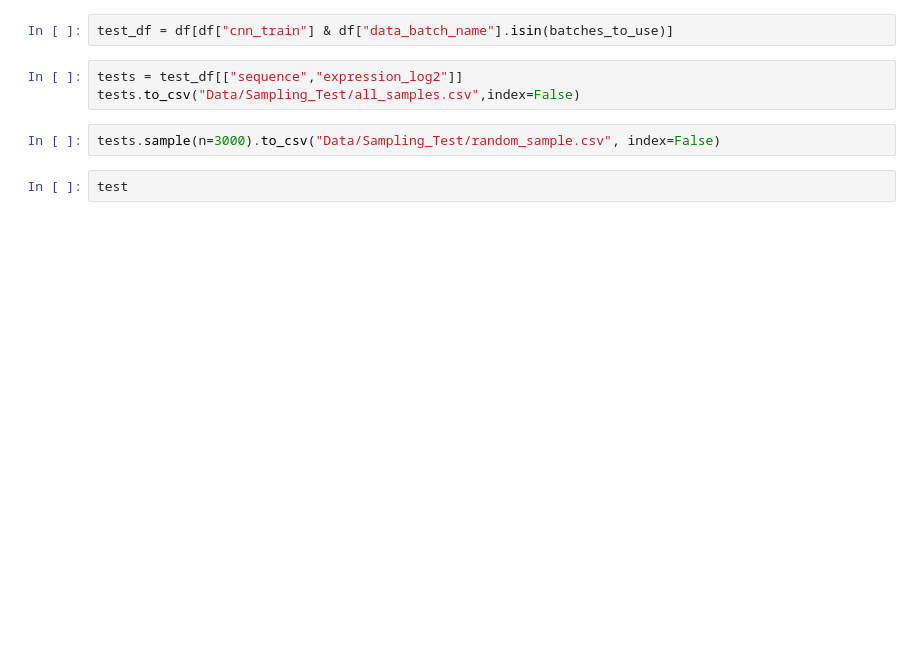
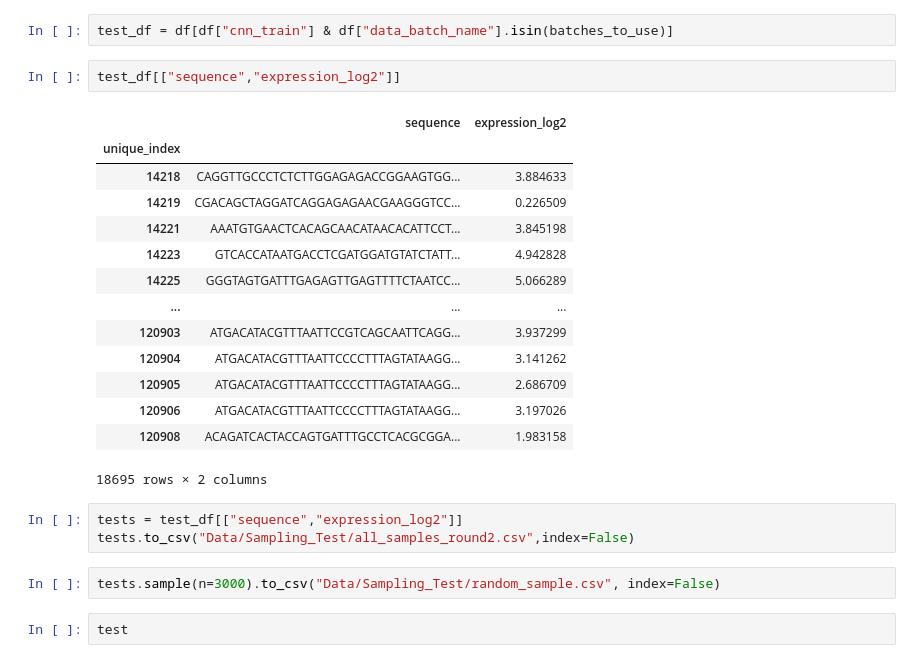
Before and after one commit to peter6866/CRX-Active-Learning, a Jupyter notebook: generate_test_data-checkpoint.ipynb, the cells around one changed output. Cells and saved outputs as stored; diff of their text form; blank space fills up the shorter version.

```diff
--- a/generate_test_data-checkpoint.ipynb
+++ b/generate_test_data-checkpoint.ipynb
@@ -38,9 +50,26 @@ batches_to_use = [
          ]
 # %%
 test_df = df[df["cnn_train"] & df["data_batch_name"].isin(batches_to_use)]
+# %%
+test_df[["sequence","expression_log2"]]
+# %% [output]
+|  | sequence | expression_log2 |
+| unique_index |  |  |
+| 14218 | CAGGTTGCCCTCTCTTGGAGAGACCGGAAGTGG... | 3.884633 |
+| 14219 | CGACAGCTAGGATCAGGAGAGAACGAAGGGTCC... | 0.226509 |
+| 14221 | AAATGTGAACTCACAGCAACATAACACATTCCT... | 3.845198 |
+| 14223 | GTCACCATAATGACCTCGATGGATGTATCTATT... | 4.942828 |
+| 14225 | GGGTAGTGATTTGAGAGTTGAGTTTTCTAATCC... | 5.066289 |
+| ... | ... | ... |
+| 120903 | ATGACATACGTTTAATTCCGTCAGCAATTCAGG... | 3.937299 |
+| 120904 | ATGACATACGTTTAATTCCCCTTTAGTATAAGG... | 3.141262 |
+| 120905 | ATGACATACGTTTAATTCCCCTTTAGTATAAGG... | 2.686709 |
+| 120906 | ATGACATACGTTTAATTCCCCTTTAGTATAAGG... | 3.197026 |
+| 120908 | ACAGATCACTACCAGTGATTTGCCTCACGCGGA... | 1.983158 |
+18695 rows × 2 columns
 # %%
 tests = test_df[["sequence","expression_log2"]]
-tests.to_csv("Data/Sampling_Test/all_samples.csv",index=False)
+tests.to_csv("Data/Sampling_Test/all_samples_round2.csv",index=False)
 # %%
 tests.sample(n=3000).to_csv("Data/Sampling_Test/random_sample.csv", index=False)
 # %%
```
Also changed, not shown: parts of 3 cells of this notebook, 20 other files.
